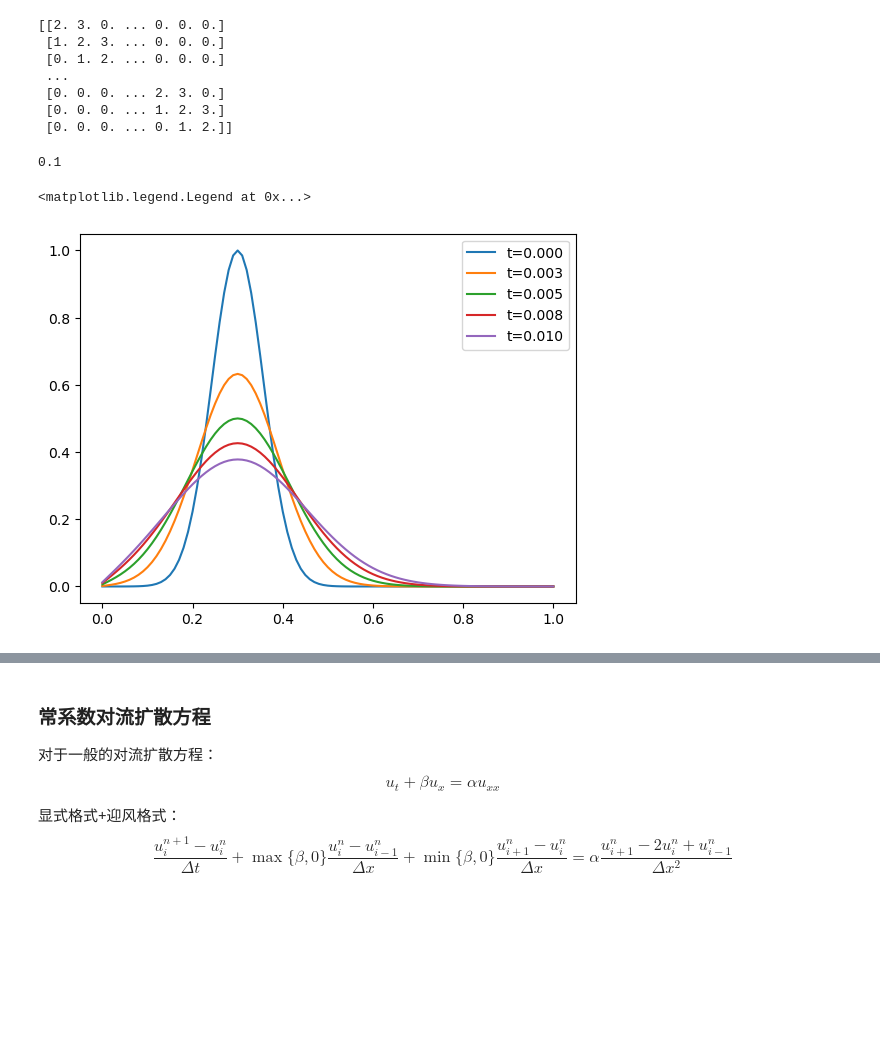
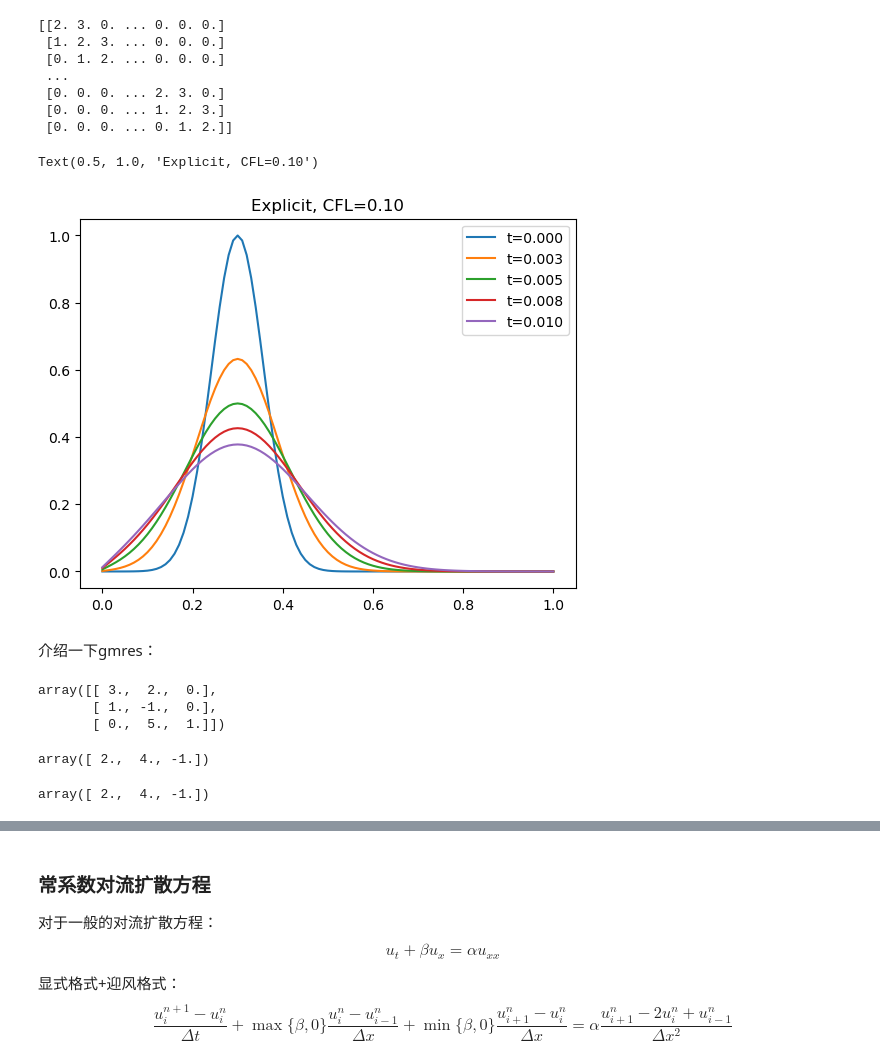
Before and after one commit to YongShen-98/numerical_PDE, a Jupyter notebook: 1D_Diffusion.ipynb, the cells around one changed output, grey strips where cells are left out. Saved outputs shown, nothing was run; the diff lists cells and outputs as text; code cells hidden in the pictures; blank space fills up the shorter version.

```diff
--- a/1D_Diffusion.ipynb
+++ b/1D_Diffusion.ipynb
@@ -114,7 +114,7 @@ print(A.toarray())
  [0. 0. 0. ... 1. 2. 3.]
  [0. 0. 0. ... 0. 1. 2.]]
 # %%
-def explicit(alpha, dt, dx, Nx):
+def diffusion_explicit(alpha, dt, dx, Nx):
     a1 = alpha*dt/dx**2
     a3 = alpha*dt/dx**2
     a2 = 1 - 2*alpha*dt/dx**2
@@ -126,19 +126,20 @@ def explicit(alpha, dt, dx, Nx):
         +scipy.sparse.spdiags(A_off, -1, Nx, Nx)
     return A
 # %%
-dt/dx**2
+CFL = alpha*dt/dx**2
-# %% [output]
-0.1
 # %%
 Nt = 1000
 T = dt * Nt
 sol = np.zeros((Nt,Nx))
 sol[0,:] = u0
 for ti in range(1,Nt):
-    sol[ti,:] = explicit(alpha, dt, dx, Nx)@sol[ti-1,:]
+    sol[ti,:] = diffusion_explicit(alpha, dt, dx, Nx)@sol[ti-1,:]
 for ti in [0, int(Nt/4), int(2*Nt/4), int(3*Nt/4), Nt-1]:
     plt.plot(x, sol[ti,:], label="t=%.3f"%(dt*ti))
 plt.legend()
+plt.title('Explicit, CFL=%.2f'%CFL)
 # %% [output]
-<matplotlib.legend.Legend at 0x...>
+Text(0.5, 1.0, 'Explicit, CFL=0.10')
-[figure, old version]
+[figure, new version]
+# %% [markdown]
+介绍一下gmres：
@@ -144,0 +152,14 @@ plt.legend()
+# %%
+A.toarray()
+# %% [output]
+array([[ 3.,  2.,  0.],
+       [ 1., -1.,  0.],
+       [ 0.,  5.,  1.]])
+# %%
+b
+# %% [output]
+array([ 2.,  4., -1.])
+# %%
+A@x
+# %% [output]
+array([ 2.,  4., -1.])
```
Also changed, not shown: parts of 37 cells of this notebook, 1 other file.
